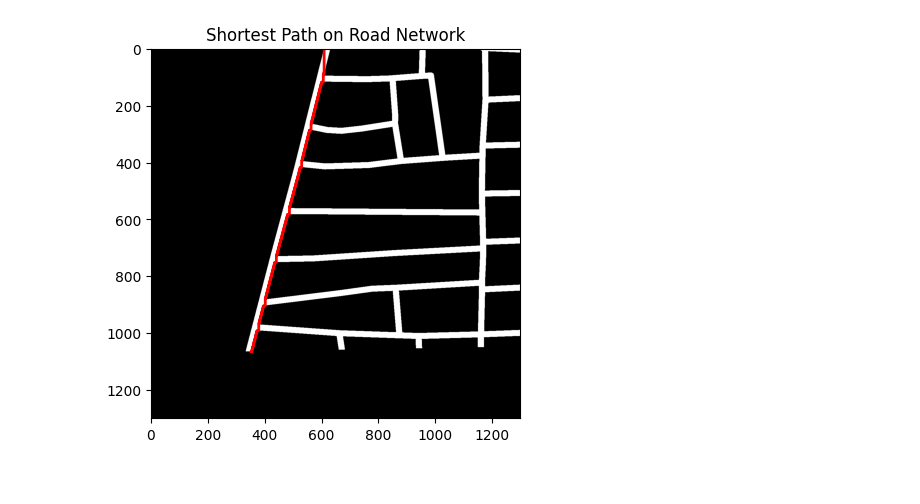
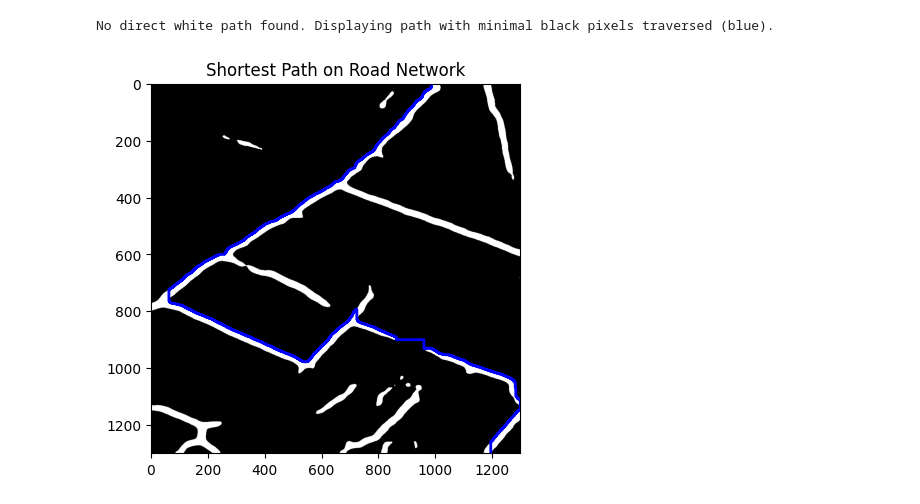
Before and after one commit to khizer-kt/Modified-VRPTW-with-ACO, a Jupyter notebook: routing.ipynb, the cells around one changed output. Cells and saved outputs as stored; diff of their text form; code cells hidden in the pictures.

Commit message:
commit to main

```diff
--- a/routing.ipynb
+++ b/routing.ipynb
@@ -131,16 +1,17 @@ plt.show()
 # %%
-# Gem
 from PIL import Image
 import numpy as np
 import matplotlib.pyplot as plt
-from collections import deque
+import heapq
 
-dataset_img = 'test.png'
-img = Image.open(dataset_img).convert('L') # Convert to grayscale
+# Load and process the image
+dataset_img = 'o1.png'  # Replace with your image path
+img = Image.open(dataset_img).convert('L')
 img_array = np.array(img)
-binary_img = (img_array > 128).astype(np.uint8) # Create binary image
+binary_img = (img_array > 128).astype(np.uint8)
 
 def get_start_end_points(binary_img):
+    """Find the first and last white pixels as start and end points."""
     rows, cols = binary_img.shape
     start_point = None
     end_point = None
@@ -157,45 +28,59 @@ def get_start_end_points(binary_img):
     # Find end point (last white from bottom-right)
     for r in range(rows - 1, -1, -1):
         for c in range(cols - 1, -1, -1):
             if binary_img[r, c] == 1:
                 end_point = (r, c)
                 break
         if end_point:
             break
     return start_point, end_point
 
-start_point, end_point = get_start_end_points(binary_img)
-
-def bfs_shortest_path(binary_img, start, end):
+def priority_bfs(binary_img, start, end):
+    """Find a path that stays on white pixels as long as possible, minimizing black pixel traversal."""
     rows, cols = binary_img.shape
-    queue = deque([(start, [start])])
+    queue = [(0, start, [start])]  # (black_count, node, path)
     visited = {start}
 
     while queue:
-        (current_node, path) = queue.popleft()
+        black_count, current_node, path = heapq.heappop(queue)
 
         if current_node == end:
-            return path
+            return path, black_count
 
         r, c = current_node
-        neighbors = [(r-1, c), (r+1, c), (r, c-1), (r, c+1)] # Up, Down, Left, Right
+        neighbors = [(r-1, c), (r+1, c), (r, c-1), (r, c+1)]
 
         for nr, nc in neighbors:
-            if 0 <= nr < rows and 0 <= nc < cols and binary_img[nr, nc] == 1 and (nr, nc) not in visited:
+            if 0 <= nr < rows and 0 <= nc < cols and (nr, nc) not in visited:
                 visited.add((nr, nc))
-                queue.append(((nr, nc), path + [(nr, nc)]))
-    return None
+                if binary_img[nr, nc] == 1:  # White pixel
+                    heapq.heappush(queue, (black_count, (nr, nc), path + [(nr, nc)]))
+                else:  # Black pixel
+                    heapq.heappush(queue, (black_count + 1, (nr, nc), path + [(nr, nc)]))
 
-path = bfs_shortest_path(binary_img, start_point, end_point)
+    return None, -1  # Should not happen in a connected grid
 
-def display_path(img_array, path):
+def display_path(img_array, path, path_color):
+    """Display the image with the calculated path overlaid."""
     plt.imshow(img_array, cmap='gray')
     if path:
         path_array = np.array(path)
-        plt.plot(path_array[:, 1], path_array[:, 0], 'r-', linewidth=2) # plot path
+        plt.plot(path_array[:, 1], path_array[:, 0], path_color, linewidth=2)
     plt.title('Shortest Path on Road Network')
     plt.show()
 
-display_path(img_array, path)
+# Main execution
+start_point, end_point = get_start_end_points(binary_img)
+path, black_count = priority_bfs(binary_img, start_point, end_point)
+
+if black_count == 0:
+    path_color = 'r-'  # Red for white-only path
+    print("Shortest path found using only white pixels (red).")
+else:
+    path_color = 'b-'  # Blue for artificial path
+    print("No direct white path found. Displaying path with minimal black pixels traversed (blue).")
+
+display_path(img_array, path, path_color)
 # %% [output]
+No direct white path found. Displaying path with minimal black pixels traversed (blue).
-[figure, old version]
+[figure, new version]
```
Also changed, not shown: parts of 6 cells of this notebook, 2 other files.
